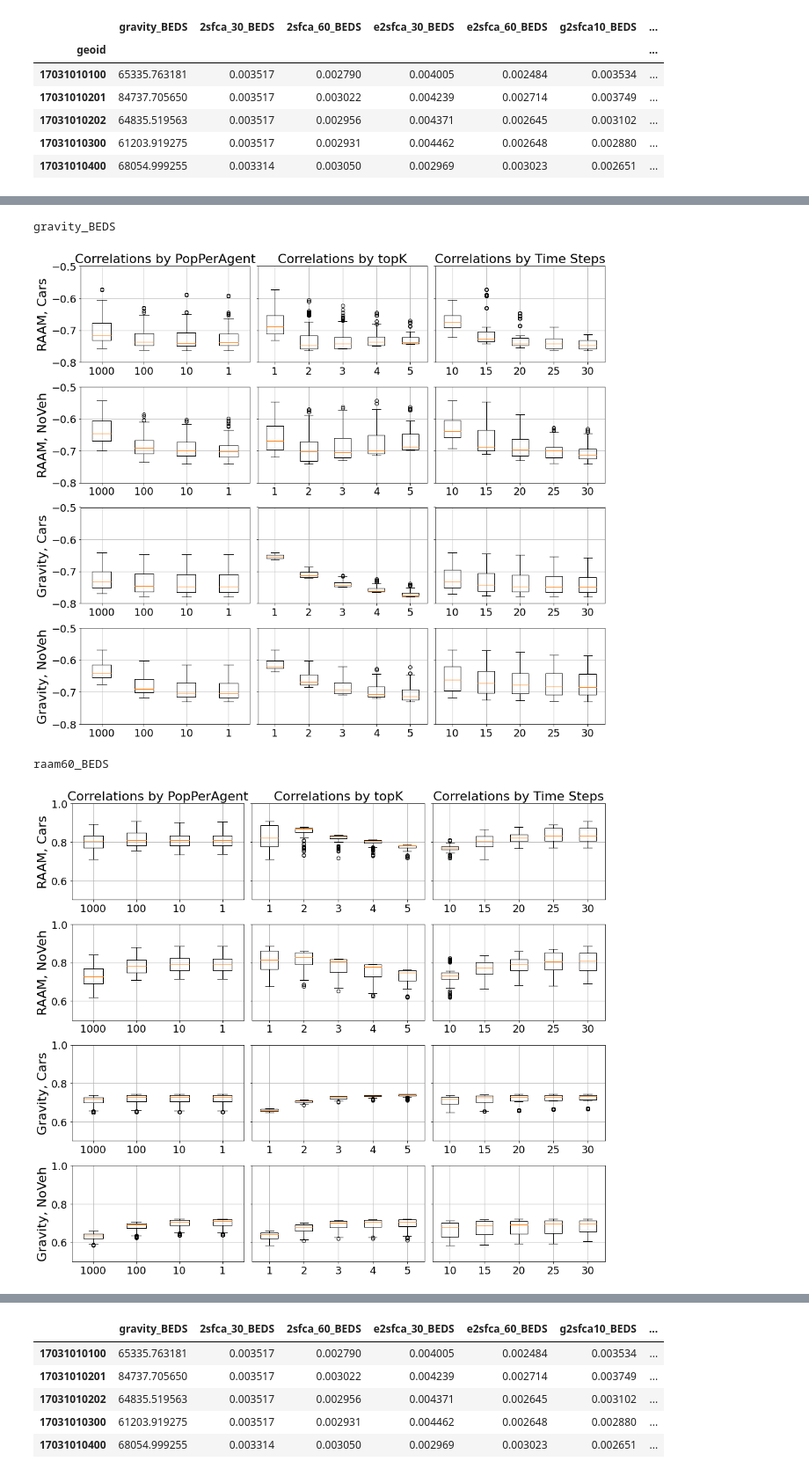
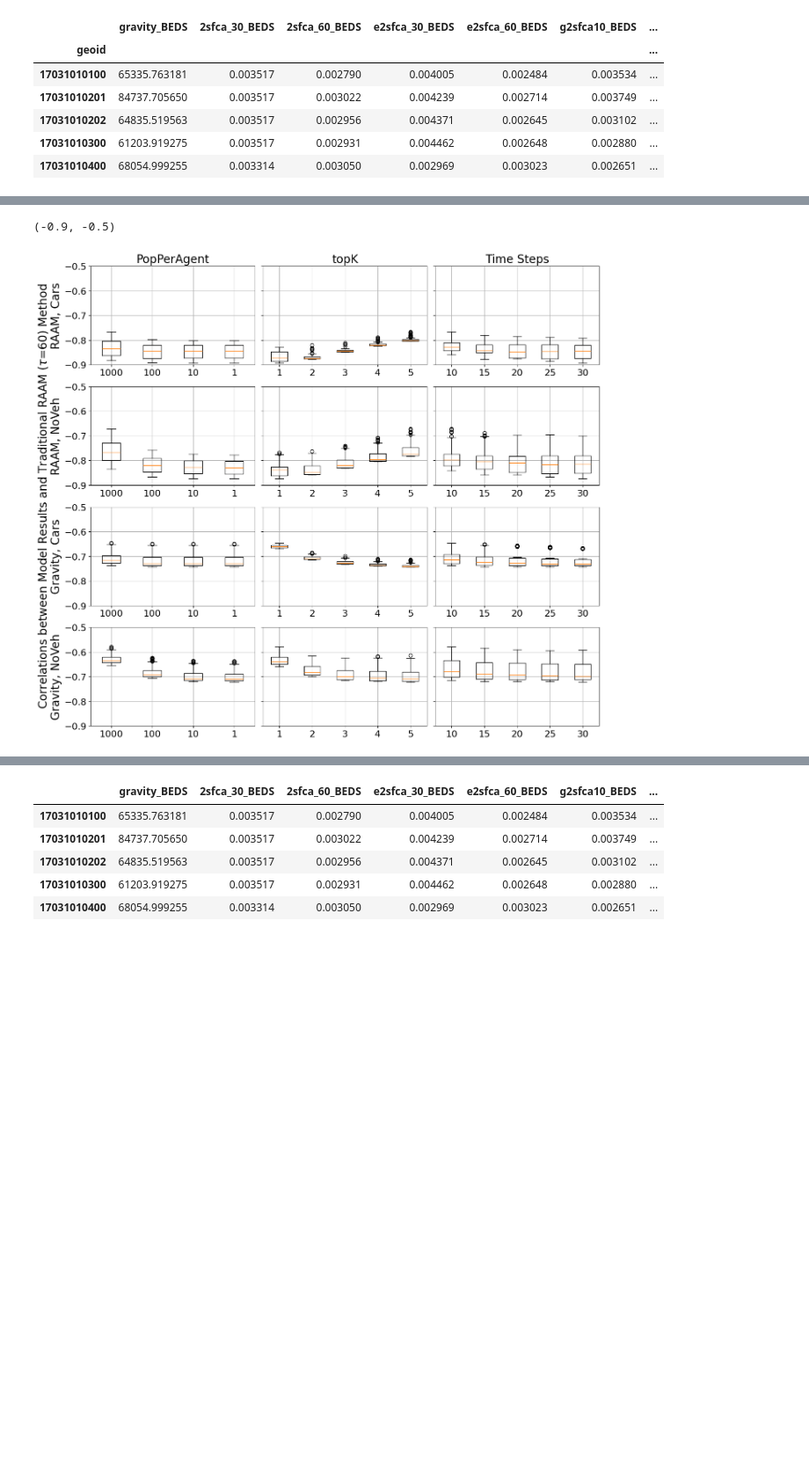
Before and after one commit to cybergis/AgentAccess, a Jupyter notebook: notebooks/ParameterAnalysis.ipynb, the cells around one changed output, grey strips where cells are left out. Shown at 88% size. Cells and saved outputs as stored; diff of their text form; code cells hidden in the pictures; blank space fills up the shorter version.

Commit message:
analyzing parameter results

```diff
--- a/notebooks/ParameterAnalysis.ipynb
+++ b/notebooks/ParameterAnalysis.ipynb
@@ -108,10 +121,14 @@ def calculate_corrs(acc_corr, res_col):
             merged = pd.merge(acc[[acc_corr]], results[[res_col]], left_index=True, right_index=True)
         #     print(len(merged))
             corr_res = kendalltau(merged[acc_corr], merged[res_col])
+            if acc_corr in ["raam_BEDS"]:
+                _correlation = corr_res.correlation
+            else:
+                _correlation = -corr_res.correlation  # negate from access to cost
             try:
-                experiment_corr[k, cf, ts, tk, na].append(corr_res.correlation)
+                experiment_corr[k, cf, ts, tk, na].append(_correlation)
             except:
-                experiment_corr[k, cf, ts, tk, na] = [corr_res.correlation]
+                experiment_corr[k, cf, ts, tk, na] = [_correlation]
     return experiment_corr
 # %%
 experiment_corr = calculate_corrs(acc_corr, res_col)
@@ -150,6 +166,0 @@ plt.hist(std_devs)
-# %%
-corrs = {'raam': [], 'gravity': []}
-for k, v in experiment_corr.items():
-    corrs[k[1]].extend(v)
-print(min(corrs['raam']), min(corrs['gravity']))
-print(max(corrs['raam']), max(corrs['gravity']))
@@ -159,4 +166,0 @@ print(max(corrs['raam']), max(corrs['gravity']))
-# %%
-_min = math.floor(min([min(corrs['raam']), min(corrs['gravity'])])*10)/10.0
-_max = math.ceil(max([max(corrs['raam']), max(corrs['gravity'])])*10)/10.0
-print(_min, _max)
@@ -180,5 +175,9 @@ plt.show()
+# %%
+print(get_ylims(experiment_corr))
+# %% [output]
+(-0.9, -0.5)
 # %%
-def parameter_boxplots(experiment_corr):
+def parameter_boxplots(experiment_corr, save_path):
     fig, axes = plt.subplots(4, 3, figsize=(14, 12))
     ylims = get_ylims(experiment_corr)
     colors = [
@@ -186,7 +185,7 @@ def parameter_boxplots(experiment_corr):
         ["#f56462", "#f5a462"]
     ]
 
-    fsize = 22
+    fsize = 20
     for i, cf in enumerate(cost_funcs):
         for j, nv in enumerate(noveh):
             # get the ax for numAgents
@@ -200,7 +199,7 @@ def parameter_boxplots(experiment_corr):
                     vals[p].extend(experiment_corr[nv, cf, a, b, p])
             x_labels = [str(x) for x in parameters]
             data = [vals[p] for p in parameters]
-            ax.boxplot(data, labels=x_labels)
+            ax.boxplot(data, tick_labels=x_labels)
     #         ax.set_title("Correlations by PopPerAgent")
             ax.set_ylim(*ylims)
 #             if not (i == 1 and j == 1):
@@ -216,7 +215,7 @@ def parameter_boxplots(experiment_corr):
                     vals[p].extend(experiment_corr[nv, cf, a, p, b])
             x_labels = [str(x) for x in parameters]
             data = [vals[p] for p in parameters]
-            ax.boxplot(data, labels=x_labels)
+            ax.boxplot(data, tick_labels=x_labels)
 #             if not (i == 1 and j == 1):
 #                 ax.set_xticklabels([])
             ax.set_yticklabels([])
@@ -233,7 +232,7 @@ def parameter_boxplots(experiment_corr):
                     vals[p].extend(experiment_corr[nv, cf, p, a, b])
             x_labels = [str(x) for x in parameters]
             data = [vals[p] for p in parameters]
-            ax.boxplot(data, labels=x_labels)
+            ax.boxplot(data, tick_labels=x_labels)
     #         ax.set_title("Correlations by Time Steps")
             ax.set_ylim(*ylims)
 #             if not (i == 1 and j == 1):
@@ -244,31 +243,29 @@ def parameter_boxplots(experiment_corr):
         ax.tick_params(axis='both', which='major', labelsize=fsize-4)
         ax.grid('on')
 
-    clabels = ["Correlations by PopPerAgent", "Correlations by topK", "Correlations by Time Steps"]
+    clabels = ["PopPerAgent", "topK", "Time Steps"]
     for ax, clab in zip(axes[0], clabels):
         ax.set_title(clab, fontsize=fsize)
     rlabels = ["RAAM, Cars", "RAAM, NoVeh", "Gravity, Cars", "Gravity, NoVeh"]
     for ax, lab in zip(axes[:, 0], rlabels):
         ax.set_ylabel(lab, fontsize=fsize)
 
-    # spacer = "     "
-    # fig.suptitle(f"Correlations between Results and RAAM by Parameter\nGravity{spacer}vs.{spacer}RAAM", fontsize=24)
-    # fig.supylabel(f"Census-based No Vehicle{spacer}vs.{spacer}Only Cars", fontsize=24)
+    spacer = "     "
+    fig.supylabel(f"Correlations between Model Results and Traditional {acc_titles[acc_corr]} Method", fontsize=20)
+    # fig.supxlabel(f"Distribution of Correlations by Parameter", fontsize=24)
 
     plt.subplots_adjust(wspace=0, hspace=0)
     fig.tight_layout()
+    plt.savefig(save_path, dpi=400)
     plt.show()
 # %%
 # for acc_col in cols:
-for acc_col in ['raam60_BEDS']:
-    print(acc_col)
-    experiment_corr = calculate_corrs(acc_col, res_col)
-    parameter_boxplots(experiment_corr)
+# for acc_col in ['raam60_BEDS']:
+#     print(acc_col)
+#     experiment_corr = calculate_corrs(acc_col, res_col)
+parameter_boxplots(experiment_corr,f"../figs/CorrelationsByParameter{acc_corr}.png")
 # %% [output]
-gravity_BEDS
-[figure, old version]
+[figure, new version]
-raam60_BEDS
-[figure, removed]
 # %%
 mean_costs = acc.copy(deep=True)
 mean_costs.plot()
```
Also changed, not shown: parts of 27 cells of this notebook, 4 other files.
